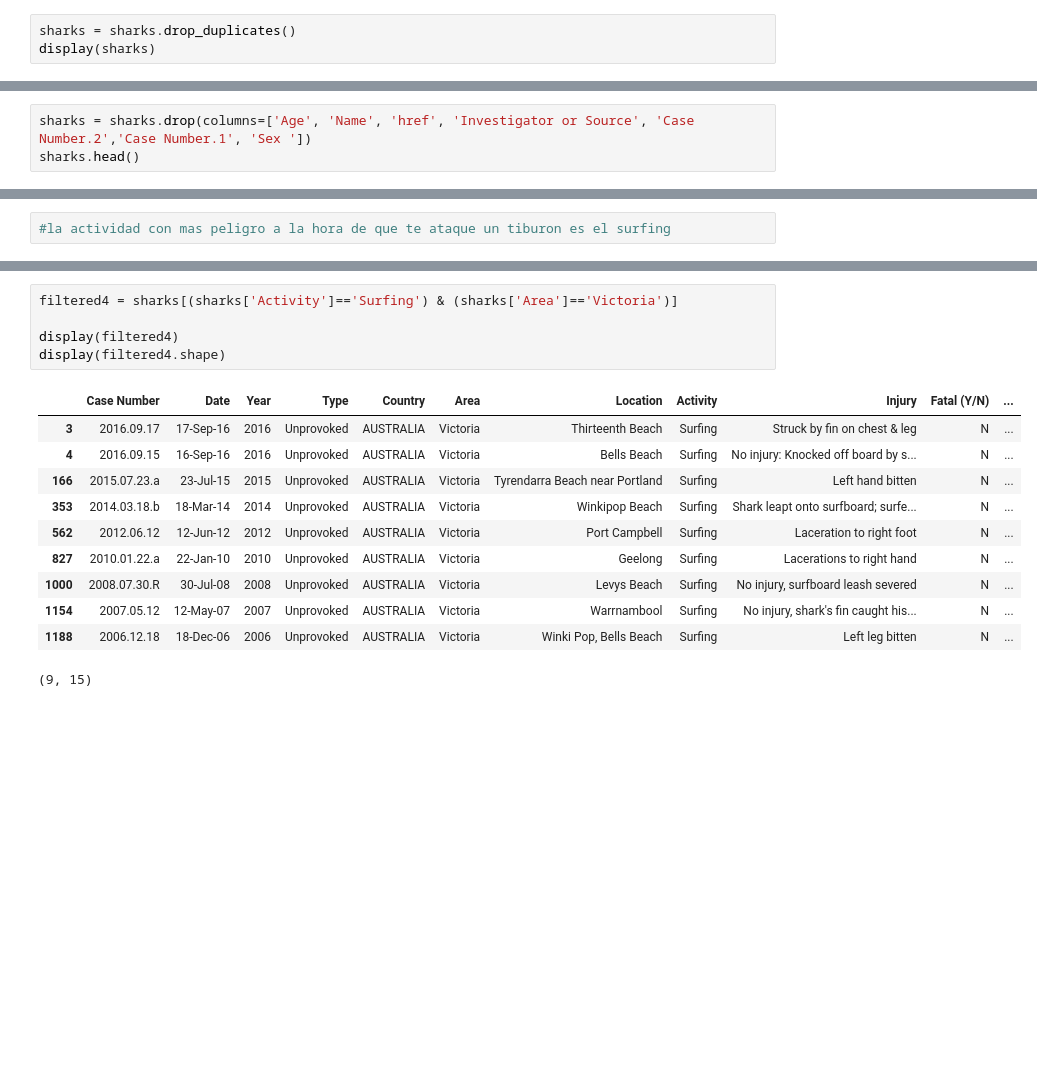
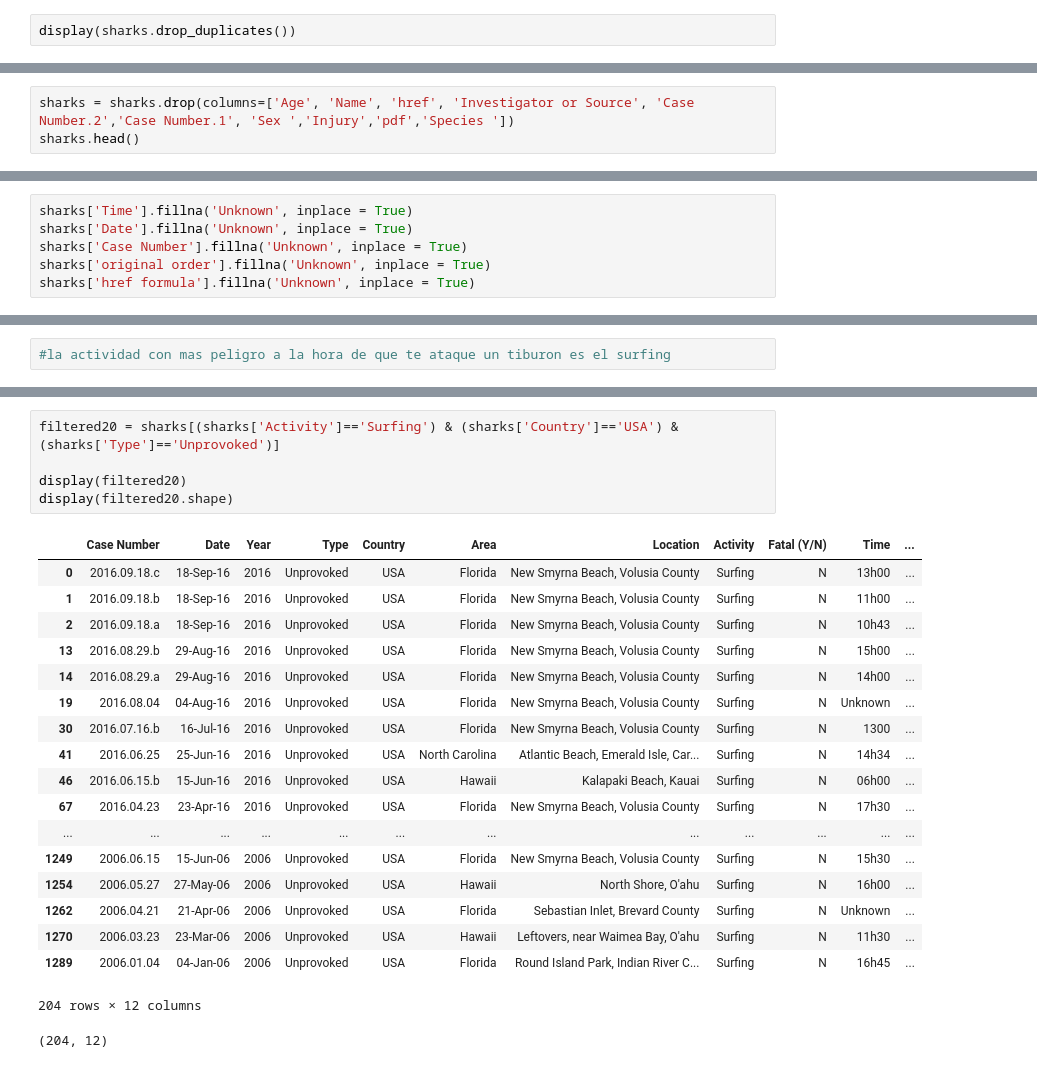
Before and after one commit to ironhack-datalabs/datamad0419, a Jupyter notebook: module-1/pandas-project/your-code/Untitled.ipynb, the cells around one changed output, grey strips where cells are left out. Cells and saved outputs as stored; diff of their text form; blank space fills up the shorter version.

```diff
--- a/module-1/pandas-project/your-code/Untitled.ipynb
+++ b/module-1/pandas-project/your-code/Untitled.ipynb
@@ -27,6 +26,5 @@ display(sharks)
 # %%
-sharks = sharks.drop_duplicates()
-display(sharks)
+display(sharks.drop_duplicates())
 # %% [output]
 |  | Case Number | Date | Year | Type | Country | Area | Location | Activity | Name | Sex | ... |
 | 0 | 2016.09.18.c | 18-Sep-16 | 2016 | Unprovoked | USA | Florida | New Smyrna Beach, Volusia County | Surfing | male | M | ... |
@@ -117,4 +81,4 @@ print(low_variance)
 # %%
-sharks = sharks.drop(columns=['Age', 'Name', 'href', 'Investigator or Source', 'Case Number.2','Case Number.1', 'Sex '])
+sharks = sharks.drop(columns=['Age', 'Name', 'href', 'Investigator or Source', 'Case Number.2','Case Number.1', 'Sex ','Injury','pdf','Species '])
 sharks.head()
 # %% [output]
@@ -127,3 +91,9 @@ sharks.head()
+# %%
+sharks['Time'].fillna('Unknown', inplace = True)
+sharks['Date'].fillna('Unknown', inplace = True)
+sharks['Case Number'].fillna('Unknown', inplace = True)
+sharks['original order'].fillna('Unknown', inplace = True)
+sharks['href formula'].fillna('Unknown', inplace = True)
 # %%
 display(sharks)
 # %% [output]
@@ -358,18 +360,26 @@ display(filtered3.shape)
 # %%
-filtered4 = sharks[(sharks['Activity']=='Surfing') & (sharks['Area']=='Victoria')]
+filtered20 = sharks[(sharks['Activity']=='Surfing') & (sharks['Country']=='USA') & (sharks['Type']=='Unprovoked')]
 
-display(filtered4)
-display(filtered4.shape)
+display(filtered20)
+display(filtered20.shape)
 # %% [output]
-|  | Case Number | Date | Year | Type | Country | Area | Location | Activity | Injury | Fatal (Y/N) | ... |
-| 3 | 2016.09.17 | 17-Sep-16 | 2016 | Unprovoked | AUSTRALIA | Victoria | Thirteenth Beach | Surfing | Struck by fin on chest & leg | N | ... |
-| 4 | 2016.09.15 | 16-Sep-16 | 2016 | Unprovoked | AUSTRALIA | Victoria | Bells Beach | Surfing | No injury: Knocked off board by s... | N | ... |
-| 166 | 2015.07.23.a | 23-Jul-15 | 2015 | Unprovoked | AUSTRALIA | Victoria | Tyrendarra Beach near Portland | Surfing | Left hand bitten | N | ... |
-| 353 | 2014.03.18.b | 18-Mar-14 | 2014 | Unprovoked | AUSTRALIA | Victoria | Winkipop Beach | Surfing | Shark leapt onto surfboard; surfe... | N | ... |
-| 562 | 2012.06.12 | 12-Jun-12 | 2012 | Unprovoked | AUSTRALIA | Victoria | Port Campbell | Surfing | Laceration to right foot | N | ... |
-| 827 | 2010.01.22.a | 22-Jan-10 | 2010 | Unprovoked | AUSTRALIA | Victoria | Geelong | Surfing | Lacerations to right hand | N | ... |
-| 1000 | 2008.07.30.R | 30-Jul-08 | 2008 | Unprovoked | AUSTRALIA | Victoria | Levys Beach | Surfing | No injury, surfboard leash severed | N | ... |
-| 1154 | 2007.05.12 | 12-May-07 | 2007 | Unprovoked | AUSTRALIA | Victoria | Warrnambool | Surfing | No injury, shark's fin caught his... | N | ... |
-| 1188 | 2006.12.18 | 18-Dec-06 | 2006 | Unprovoked | AUSTRALIA | Victoria | Winki Pop, Bells Beach | Surfing | Left leg bitten | N | ... |
+|  | Case Number | Date | Year | Type | Country | Area | Location | Activity | Fatal (Y/N) | Time | ... |
+| 0 | 2016.09.18.c | 18-Sep-16 | 2016 | Unprovoked | USA | Florida | New Smyrna Beach, Volusia County | Surfing | N | 13h00 | ... |
+| 1 | 2016.09.18.b | 18-Sep-16 | 2016 | Unprovoked | USA | Florida | New Smyrna Beach, Volusia County | Surfing | N | 11h00 | ... |
+| 2 | 2016.09.18.a | 18-Sep-16 | 2016 | Unprovoked | USA | Florida | New Smyrna Beach, Volusia County | Surfing | N | 10h43 | ... |
+| 13 | 2016.08.29.b | 29-Aug-16 | 2016 | Unprovoked | USA | Florida | New Smyrna Beach, Volusia County | Surfing | N | 15h00 | ... |
+| 14 | 2016.08.29.a | 29-Aug-16 | 2016 | Unprovoked | USA | Florida | New Smyrna Beach, Volusia County | Surfing | N | 14h00 | ... |
+| 19 | 2016.08.04 | 04-Aug-16 | 2016 | Unprovoked | USA | Florida | New Smyrna Beach, Volusia County | Surfing | N | Unknown | ... |
+| 30 | 2016.07.16.b | 16-Jul-16 | 2016 | Unprovoked | USA | Florida | New Smyrna Beach, Volusia County | Surfing | N | 1300 | ... |
+| 41 | 2016.06.25 | 25-Jun-16 | 2016 | Unprovoked | USA | North Carolina | Atlantic Beach, Emerald Isle, Car... | Surfing | N | 14h34 | ... |
+| 46 | 2016.06.15.b | 15-Jun-16 | 2016 | Unprovoked | USA | Hawaii | Kalapaki Beach, Kauai | Surfing | N | 06h00 | ... |
+| 67 | 2016.04.23 | 23-Apr-16 | 2016 | Unprovoked | USA | Florida | New Smyrna Beach, Volusia County | Surfing | N | 17h30 | ... |
+| ... | ... | ... | ... | ... | ... | ... | ... | ... | ... | ... | ... |
+| 1249 | 2006.06.15 | 15-Jun-06 | 2006 | Unprovoked | USA | Florida | New Smyrna Beach, Volusia County | Surfing | N | 15h30 | ... |
+| 1254 | 2006.05.27 | 27-May-06 | 2006 | Unprovoked | USA | Hawaii | North Shore, O'ahu | Surfing | N | 16h00 | ... |
+| 1262 | 2006.04.21 | 21-Apr-06 | 2006 | Unprovoked | USA | Florida | Sebastian Inlet, Brevard County | Surfing | N | Unknown | ... |
+| 1270 | 2006.03.23 | 23-Mar-06 | 2006 | Unprovoked | USA | Hawaii | Leftovers, near Waimea Bay, O'ahu | Surfing | N | 11h30 | ... |
+| 1289 | 2006.01.04 | 04-Jan-06 | 2006 | Unprovoked | USA | Florida | Round Island Park, Indian River C... | Surfing | N | 16h45 | ... |
-(9, 15)
+204 rows × 12 columns
+(204, 12)
 # %%
```
Also changed, not shown: parts of 41 cells of this notebook.
